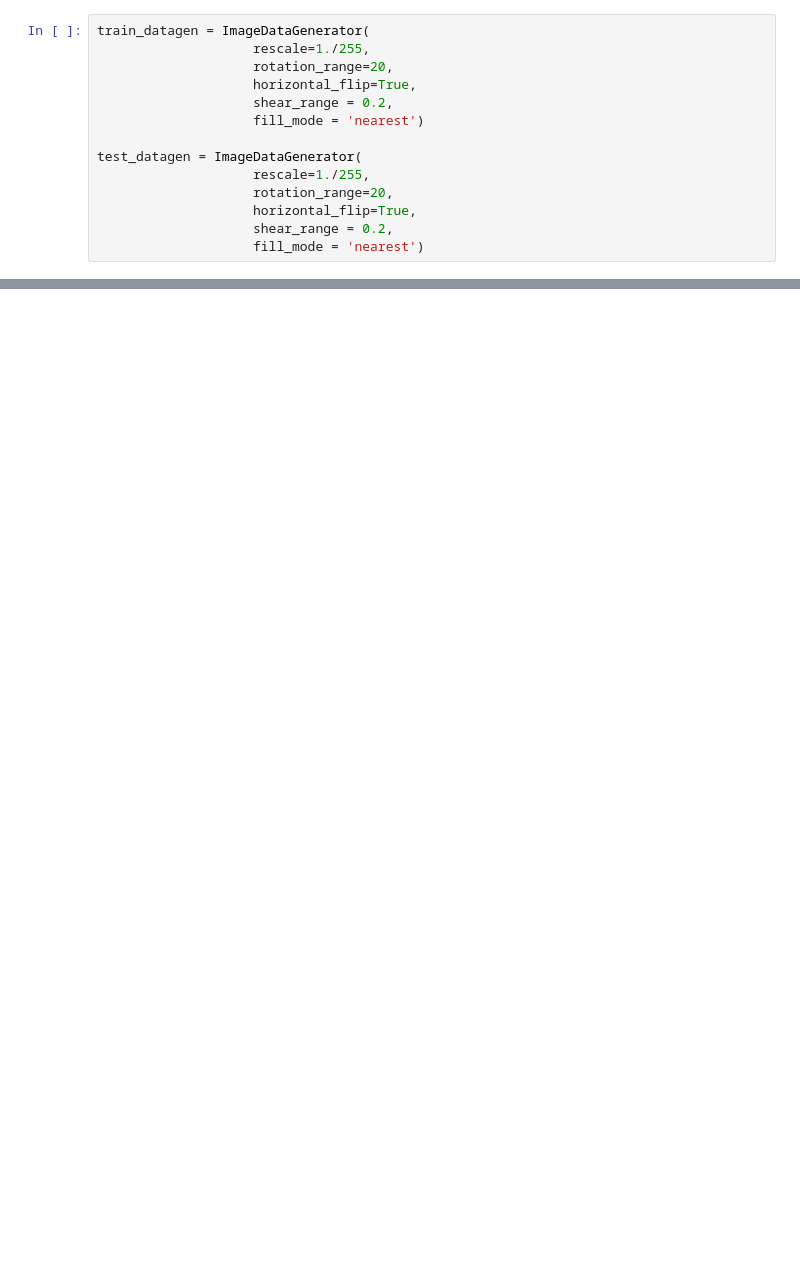
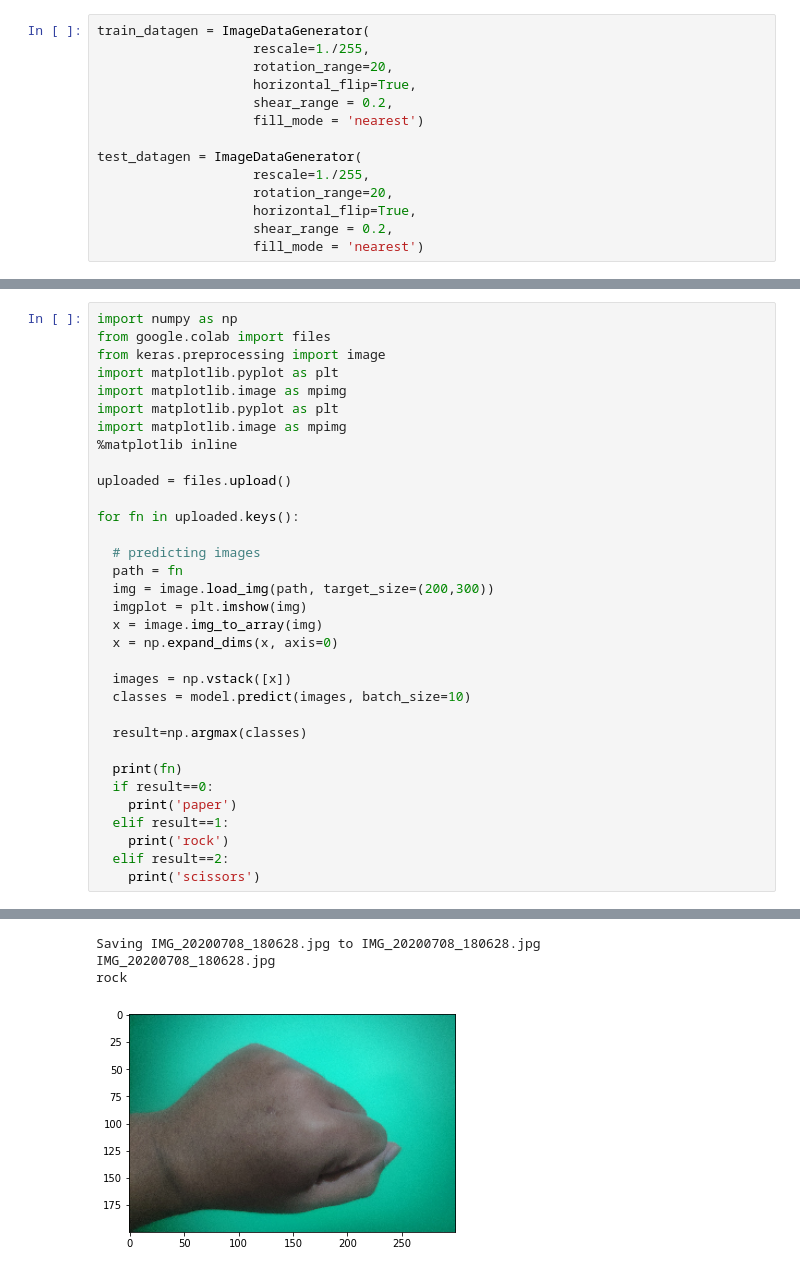
Before and after one commit to agungtriu/Belajar-Machine-Learning-untuk-Pemula, a Jupyter notebook: Submission.ipynb, the cells around one changed output, grey strips where cells are left out. Saved outputs shown, nothing was run; the diff lists cells and outputs as text; blank space fills up the shorter version.

```diff
--- a/Submission.ipynb
+++ b/Submission.ipynb
@@ -249,0 +255,34 @@ scores = model.evaluate(test_generator, verbose=1)
+# %%
+import numpy as np
+from google.colab import files
+from keras.preprocessing import image
+import matplotlib.pyplot as plt
+import matplotlib.image as mpimg
+import matplotlib.pyplot as plt
+import matplotlib.image as mpimg
+%matplotlib inline
+
+uploaded = files.upload()
+
+for fn in uploaded.keys():
+
+  # predicting images
+  path = fn
+  img = image.load_img(path, target_size=(200,300))
+  imgplot = plt.imshow(img)
+  x = image.img_to_array(img)
+  x = np.expand_dims(x, axis=0)
+
+  images = np.vstack([x])
+  classes = model.predict(images, batch_size=10)
+
+  result=np.argmax(classes)
+
+  print(fn)
+  if result==0:
+    print('paper')
+  elif result==1:
+    print('rock')
+  elif result==2:
+    print('scissors')
+# %% [output]
@@ -249,0 +290,4 @@ scores = model.evaluate(test_generator, verbose=1)
+Saving IMG_20200708_180628.jpg to IMG_20200708_180628.jpg
+IMG_20200708_180628.jpg
+rock
+[figure, added]
```
Also changed, not shown: parts of 27 cells of this notebook.
